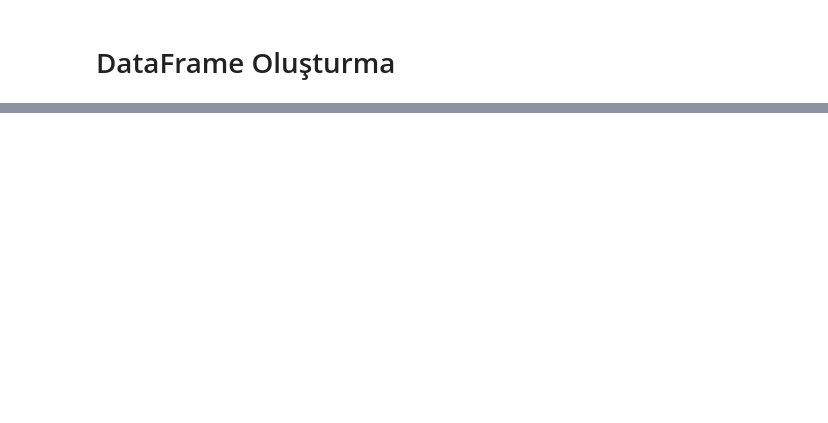
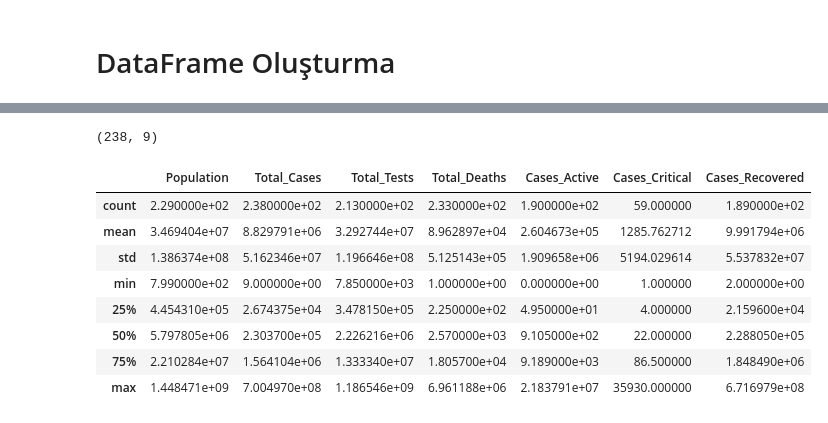
Before and after one commit to Tubaakbas/COVID19-API-Project, a Jupyter notebook: covid19_api_project.ipynb, the cells around one changed output, grey strips where cells are left out. Drawn from its saved outputs; the diff is of its cells as text; code cells hidden in the pictures; blank space fills up the shorter version.

Commit message:
created dataframe

```diff
--- a/covid19_api_project.ipynb
+++ b/covid19_api_project.ipynb
@@ -142,2 +144,23 @@ None
 # %% [markdown]
 # DataFrame Oluşturma
+# %%
+#öncelikle boş bir liste oluşturuyoruz
+data_list=[]
+for response in covid19_data['response']:
+    df={
+        "Continent"   : response['continent'],
+        "Country"     : response['country'],
+        "Population"  : response['population'],
+        "Total_Cases" : response['cases']['total'],
+        "Total_Tests" : response['tests']['total'],
+        "Total_Deaths": response['deaths']['total'],
+        "Cases_Active": response['cases']['active'],
+        "Cases_Critical":response['cases']['critical'],
+        "Cases_Recovered": response['cases']['recovered']
+
+    }
+    #Liste üzerine sözlüğü ekleme
+    data_list.append(df)
+
+ #DataFrame oluştur
+covid19_df=pd.DataFrame(data_list)
@@ -143,0 +197,17 @@ None
+# %%
+covid19_df.shape #Satır, sütun sayısı
+# %% [output]
+(238, 9)
+# %%
+#Sayı, ortalama, standart sapma, min ve max değerler, çeyrek gibi sayısal ifade bulunduran kolonlarda hesaplama işlemi
+covid19_df.describe()
+# %% [output]
+|  | Population | Total_Cases | Total_Tests | Total_Deaths | Cases_Active | Cases_Critical | Cases_Recovered |
+| count | 2.290000e+02 | 2.380000e+02 | 2.130000e+02 | 2.330000e+02 | 1.900000e+02 | 59.000000 | 1.890000e+02 |
+| mean | 3.469404e+07 | 8.829791e+06 | 3.292744e+07 | 8.962897e+04 | 2.604673e+05 | 1285.762712 | 9.991794e+06 |
+| std | 1.386374e+08 | 5.162346e+07 | 1.196646e+08 | 5.125143e+05 | 1.909658e+06 | 5194.029614 | 5.537832e+07 |
+| min | 7.990000e+02 | 9.000000e+00 | 7.850000e+03 | 1.000000e+00 | 0.000000e+00 | 1.000000 | 2.000000e+00 |
+| 25% | 4.454310e+05 | 2.674375e+04 | 3.478150e+05 | 2.250000e+02 | 4.950000e+01 | 4.000000 | 2.159600e+04 |
+| 50% | 5.797805e+06 | 2.303700e+05 | 2.226216e+06 | 2.570000e+03 | 9.105000e+02 | 22.000000 | 2.288050e+05 |
+| 75% | 2.210284e+07 | 1.564104e+06 | 1.333340e+07 | 1.805700e+04 | 9.189000e+03 | 86.500000 | 1.848490e+06 |
+| max | 1.448471e+09 | 7.004970e+08 | 1.186546e+09 | 6.961188e+06 | 2.183791e+07 | 35930.000000 | 6.716979e+08 |
```
Also changed, not shown: parts of 21 cells of this notebook.
